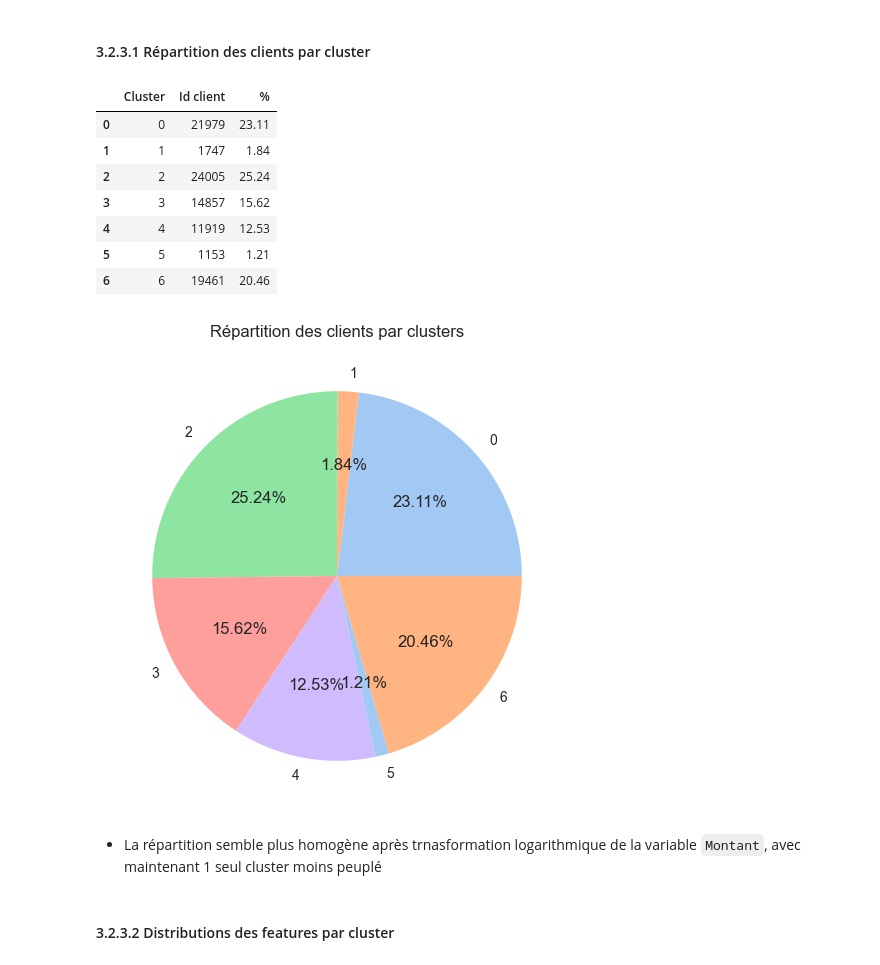
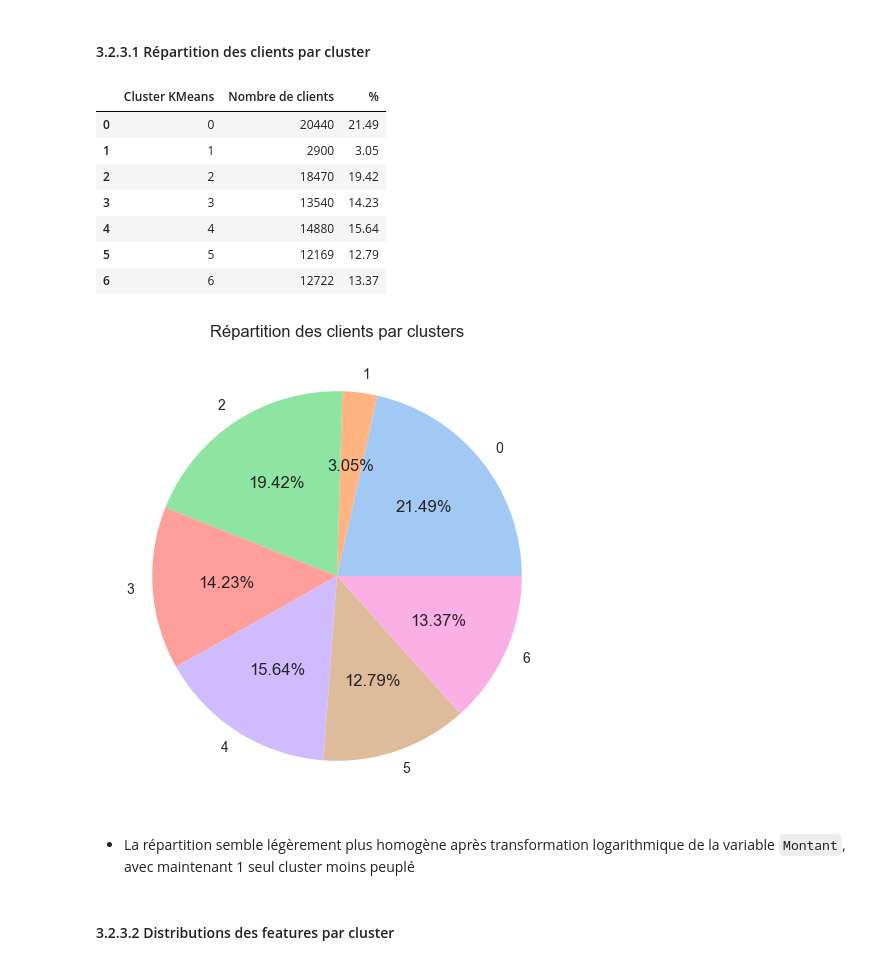
Before and after one commit to Christophe-Aballea/OC_projet5_Segmentez_des_clients_d_un_site_ecommerce, a Jupyter notebook: P05_Notebook3_Tests_modeles_clustering.ipynb, the cells around one changed output. Cells and saved outputs as stored; diff of their text form; code cells hidden in the pictures.

```diff
--- a/P05_Notebook3_Tests_modeles_clustering.ipynb
+++ b/P05_Notebook3_Tests_modeles_clustering.ipynb
@@ -536,7 +542,9 @@ Il semble pertinent de transformer la variable `Montant` de manière à ce que s
 # %%
 # Chargement du nouveau dataset
-df_features = pd.read_csv('df_features_2.csv')
-df_features['Montant'] = df_features['Montant_log']
+df_features = pd.read_csv('df_features.csv')
+# %%
+# Sélection des features
+X = df_features[['Récence_minmax', 'Fréquence_minmax', 'Montant_log_minmax']]
 # %% [markdown]
 ## 3.1 Détermination du nombre optimal de clusters
 # %% [markdown]
@@ -589,7 +603,7 @@ plot_kelbowvisualizer_kmeans(random_state=0, k=(3, 11), metric='calinski_harabas
 ### 3.2.1 Entrainement du modèle
 # %%
 # Entrainement du modèle et ajout des labels de clusters à 'df_features'
-df_features['Cluster'] = fit_kmeans(X, 7, random_state=0)
+df_features['Cluster KMeans'] = fit_kmeans(X, 7, random_state=0)
 # %% [markdown]
 ### 2.2.2 Affichage des résultats
 # %%
@@ -614,31 +628,20 @@ display(df_features)
 # %% [markdown]
 #### 3.2.3.1 Répartition des clients par cluster
 # %%
-# Nombre de clients par clusters
-df_number_of_customers_by_clusters = df_features.groupby('Cluster')['Id client'].count().reset_index()
-
-# Ajout pourcentages
-number_of_customers = df_features.shape[0]
-df_number_of_customers_by_clusters['%'] = round((df_number_of_customers_by_clusters['Id client'] / number_of_customers) * 100, 2)
-display(df_number_of_customers_by_clusters)
-
-# Graphique de répartition
-colors = sns.color_palette('pastel')[0:5]
-plt.title('Répartition des clients par clusters')
-plt.pie(df_number_of_customers_by_clusters['Id client'], labels=df_number_of_customers_by_clusters['Cluster'], colors = colors, autopct='%.2f%%')
-plt.show()
+# Répartition des clients par cluster
+display_customer_distribution_by_cluster(df_features, 'Client', 'Cluster KMeans')
 # %% [output]
-|  | Cluster | Id client | % |
-| 0 | 0 | 21979 | 23.11 |
-| 1 | 1 | 1747 | 1.84 |
-| 2 | 2 | 24005 | 25.24 |
-| 3 | 3 | 14857 | 15.62 |
-| 4 | 4 | 11919 | 12.53 |
-| 5 | 5 | 1153 | 1.21 |
-| 6 | 6 | 19461 | 20.46 |
+|  | Cluster KMeans | Nombre de clients | % |
+| 0 | 0 | 20440 | 21.49 |
+| 1 | 1 | 2900 | 3.05 |
+| 2 | 2 | 18470 | 19.42 |
+| 3 | 3 | 13540 | 14.23 |
+| 4 | 4 | 14880 | 15.64 |
+| 5 | 5 | 12169 | 12.79 |
+| 6 | 6 | 12722 | 13.37 |
-[figure, old version]
+[figure, new version]
 # %% [markdown]
-* La répartition semble plus homogène après trnasformation logarithmique de la variable `Montant`, avec maintenant 1 seul cluster moins peuplé
+* La répartition semble légèrement plus homogène après transformation logarithmique de la variable `Montant`, avec maintenant 1 seul cluster moins peuplé
 # %% [markdown]
 #### 3.2.3.2 Distributions des features par cluster
 # %%
```
Also changed, not shown: parts of 286 cells of this notebook, 1 other file.
